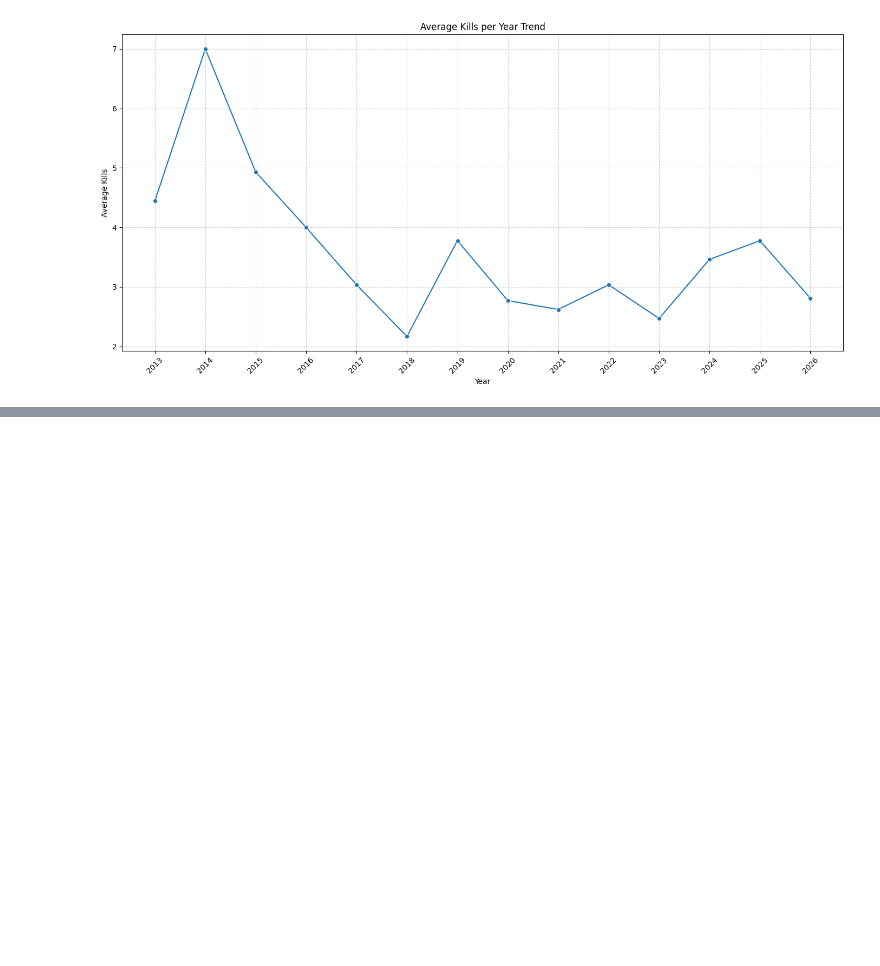
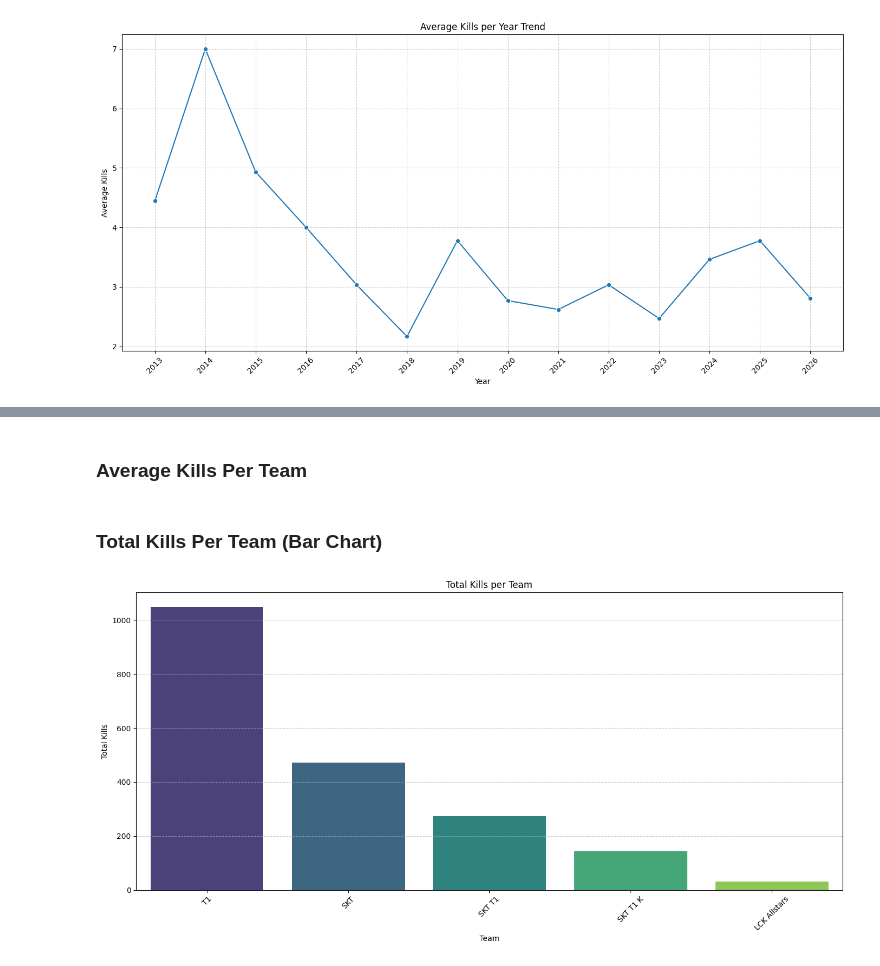
Before and after one commit to kxrrym03/Faker-LOL-Performance, a Jupyter notebook: Faker_LOL_Match_Statistics.ipynb, the cells around one changed output, grey strips where cells are left out. Saved outputs shown, nothing was run; the diff lists cells and outputs as text; code cells hidden in the pictures; blank space fills up the shorter version.

```diff
--- a/Faker_LOL_Match_Statistics.ipynb
+++ b/Faker_LOL_Match_Statistics.ipynb
@@ -316,0 +363,16 @@ plt.show()
+# %% [markdown]
+### Average Kills Per Team
+# %% [markdown]
+### Total Kills Per Team (Bar Chart)
+# %%
+plt.figure(figsize=(14, 7))
+sns.barplot(x='team', y='kills', data=total_kills_by_team, palette='viridis')
+plt.title('Total Kills per Team')
+plt.xlabel('Team')
+plt.ylabel('Total Kills')
+plt.xticks(rotation=45)
+plt.grid(axis='y', linestyle='--', alpha=0.7)
+plt.tight_layout()
+plt.show()
+# %% [output]
+[figure, added]
```
Also changed, not shown: parts of 8 cells of this notebook.
